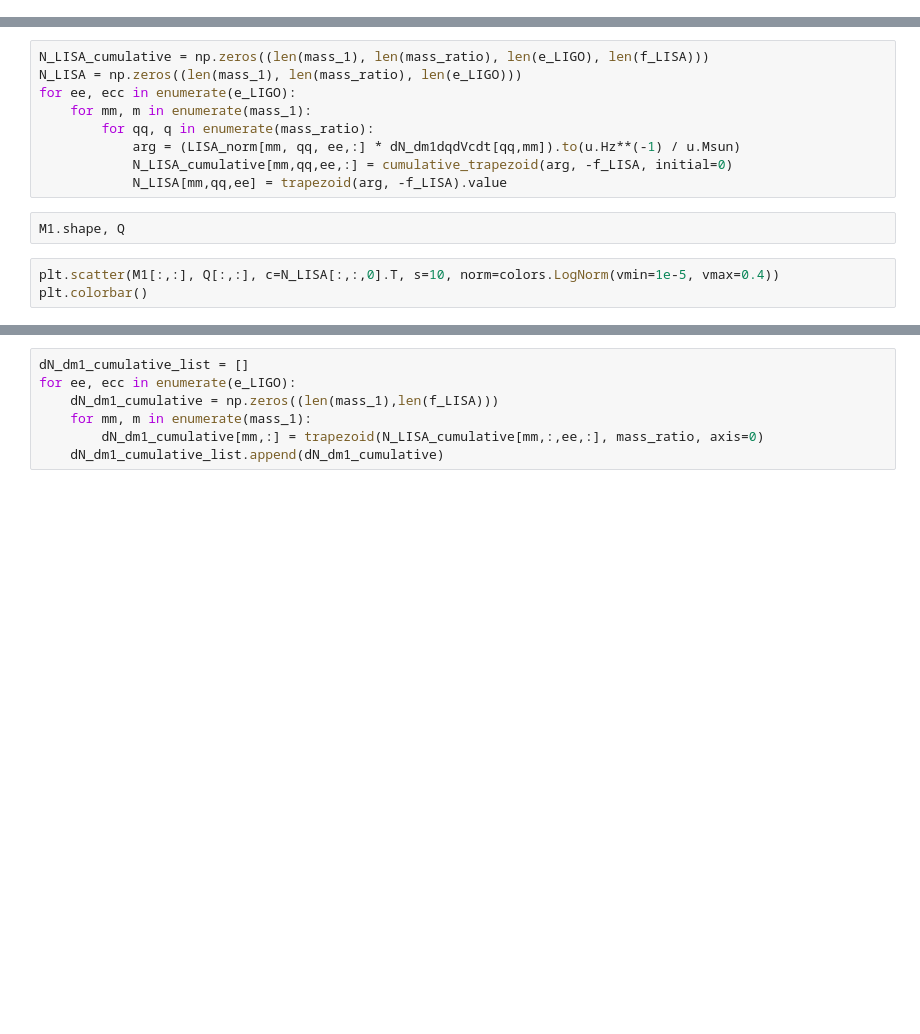
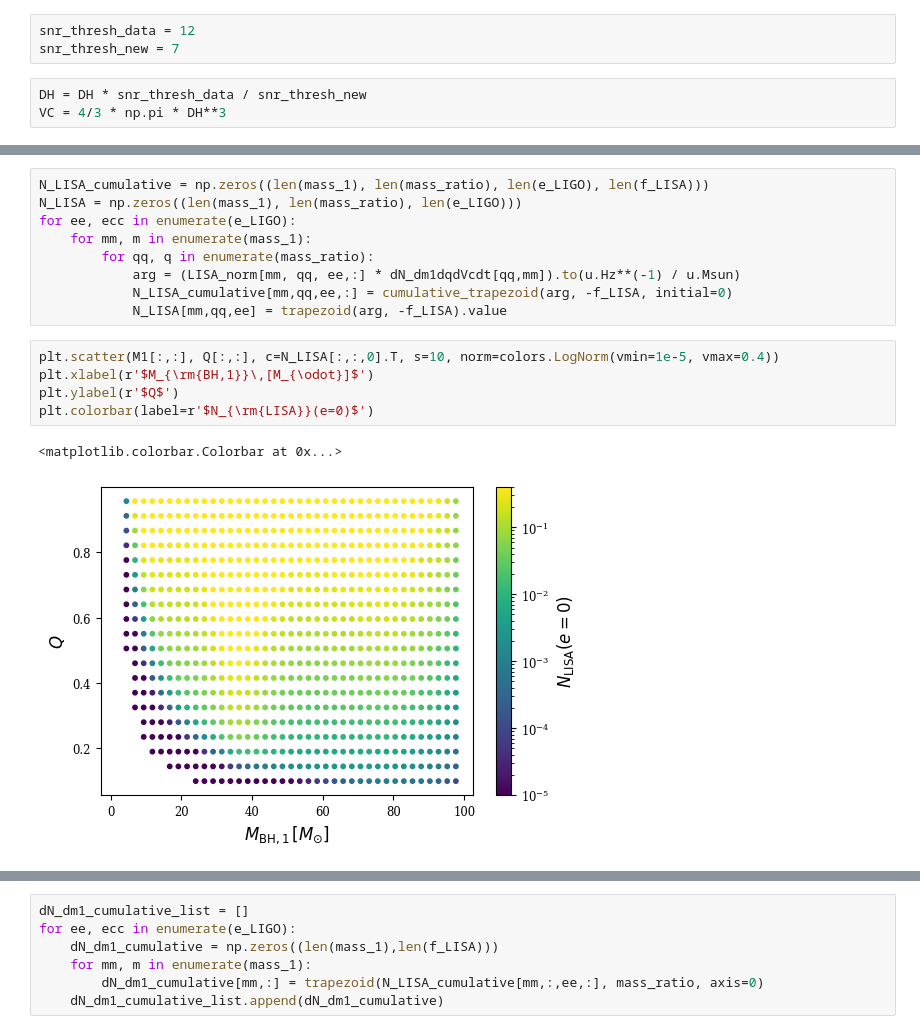
Before and after one commit to katiebreivik/eccentric-catastrophe, a Jupyter notebook: src/scripts/fig2.ipynb, the cells around one changed output, grey strips where cells are left out. Saved outputs shown, nothing was run; the diff lists cells and outputs as text; blank space fills up the shorter version.

```diff
--- a/src/scripts/fig2.ipynb
+++ b/src/scripts/fig2.ipynb
@@ -128,2 +95,8 @@ MM, QQ, EE_LIGO, FF = np.meshgrid(mass_1, mass_ratio, e_LIGO, f_LISA, indexing='
+# %%
+snr_thresh_data = 12
+snr_thresh_new = 7
+# %%
+DH = DH * snr_thresh_data / snr_thresh_new
+VC = 4/3 * np.pi * DH**3
 # %%
 MM.flatten().shape
@@ -277,8 +238,11 @@ for ee, ecc in enumerate(e_LIGO):
             arg = (LISA_norm[mm, qq, ee,:] * dN_dm1dqdVcdt[qq,mm]).to(u.Hz**(-1) / u.Msun)
             N_LISA_cumulative[mm,qq,ee,:] = cumulative_trapezoid(arg, -f_LISA, initial=0)
             N_LISA[mm,qq,ee] = trapezoid(arg, -f_LISA).value
-# %%
-M1.shape, Q
 # %%
 plt.scatter(M1[:,:], Q[:,:], c=N_LISA[:,:,0].T, s=10, norm=colors.LogNorm(vmin=1e-5, vmax=0.4))
-plt.colorbar()
+plt.xlabel(r'$M_{\rm{BH,1}}\,[M_{\odot}]$')
+plt.ylabel(r'$Q$')
+plt.colorbar(label=r'$N_{\rm{LISA}}(e=0)$')
+# %% [output]
+<matplotlib.colorbar.Colorbar at 0x...>
+[figure, added]
```
Also changed, not shown: parts of 23 cells of this notebook, 5 other files.
